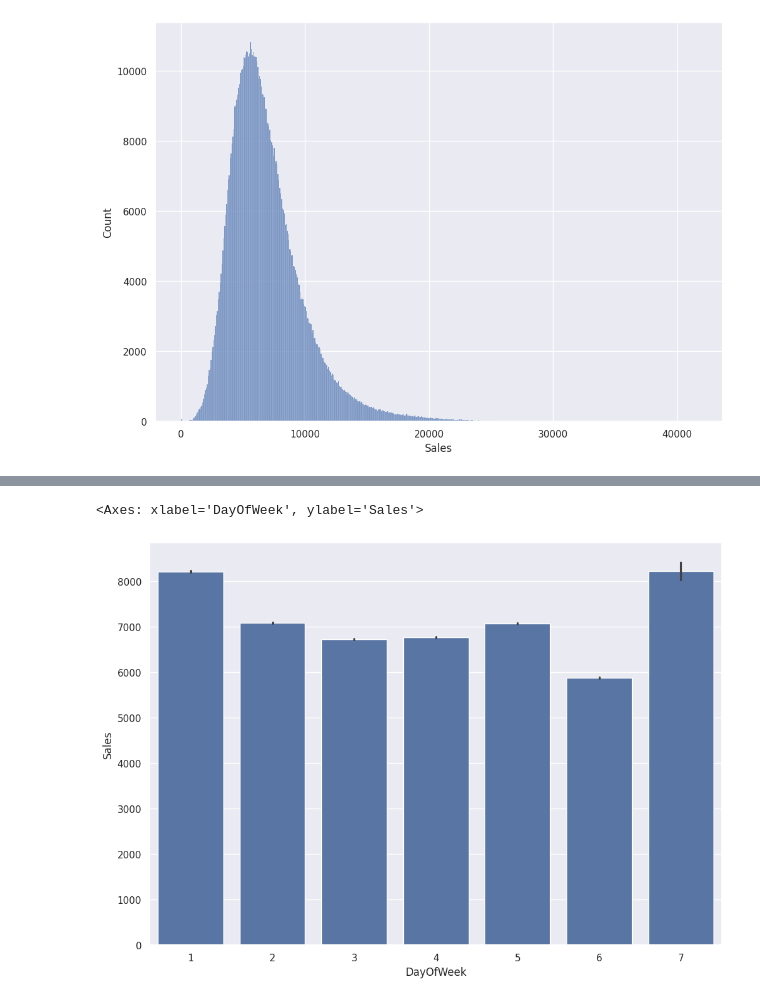
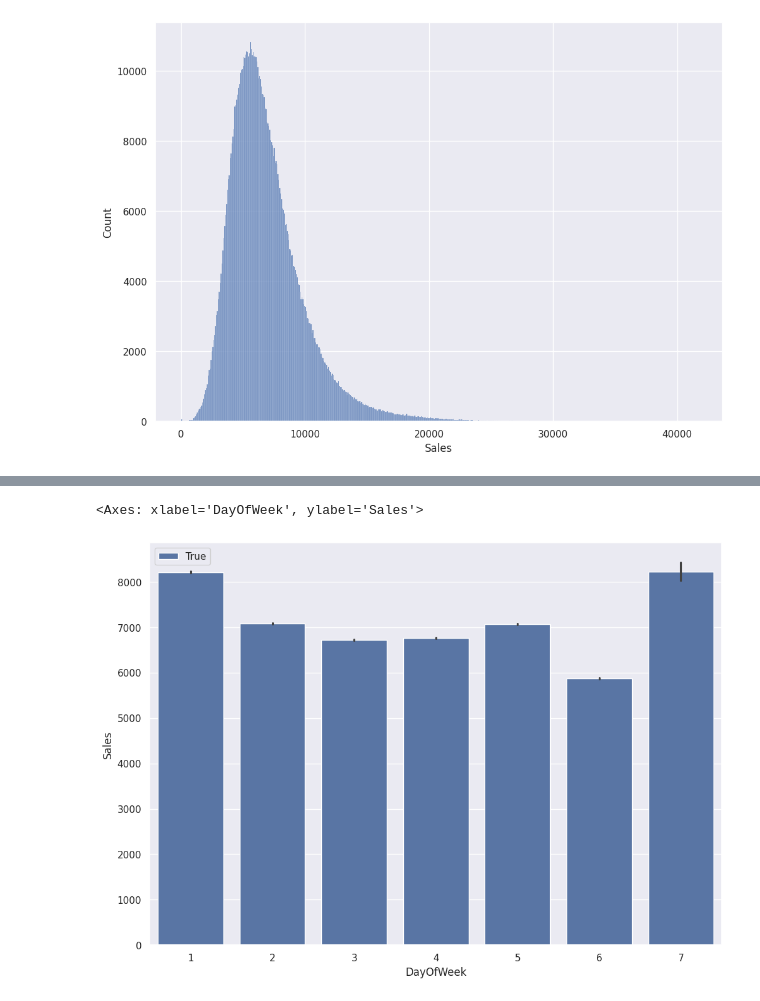
Before and after one commit to amanullahshah32/Machine-Learning, a Jupyter notebook: Machine_Learning_Project_Approaces/Machine_Learning_Project.ipynb, the cells around one changed output, grey strips where cells are left out. Saved outputs shown, nothing was run; the diff lists cells and outputs as text; code cells hidden in the pictures.

```diff
--- a/Machine_Learning_Project_Approaces/Machine_Learning_Project.ipynb
+++ b/Machine_Learning_Project_Approaces/Machine_Learning_Project.ipynb
@@ -347,5 +347,5 @@ plt.show()
 # %%
-sns.barplot(data=merged_df, x='DayOfWeek', y='Sales')
+sns.barplot(data=merged_df, x='DayOfWeek', y='Sales', hue=True)
 # %% [output]
 <Axes: xlabel='DayOfWeek', ylabel='Sales'>
-[figure, old version]
+[figure, new version]
```
Also changed, not shown: parts of 4 cells of this notebook.
